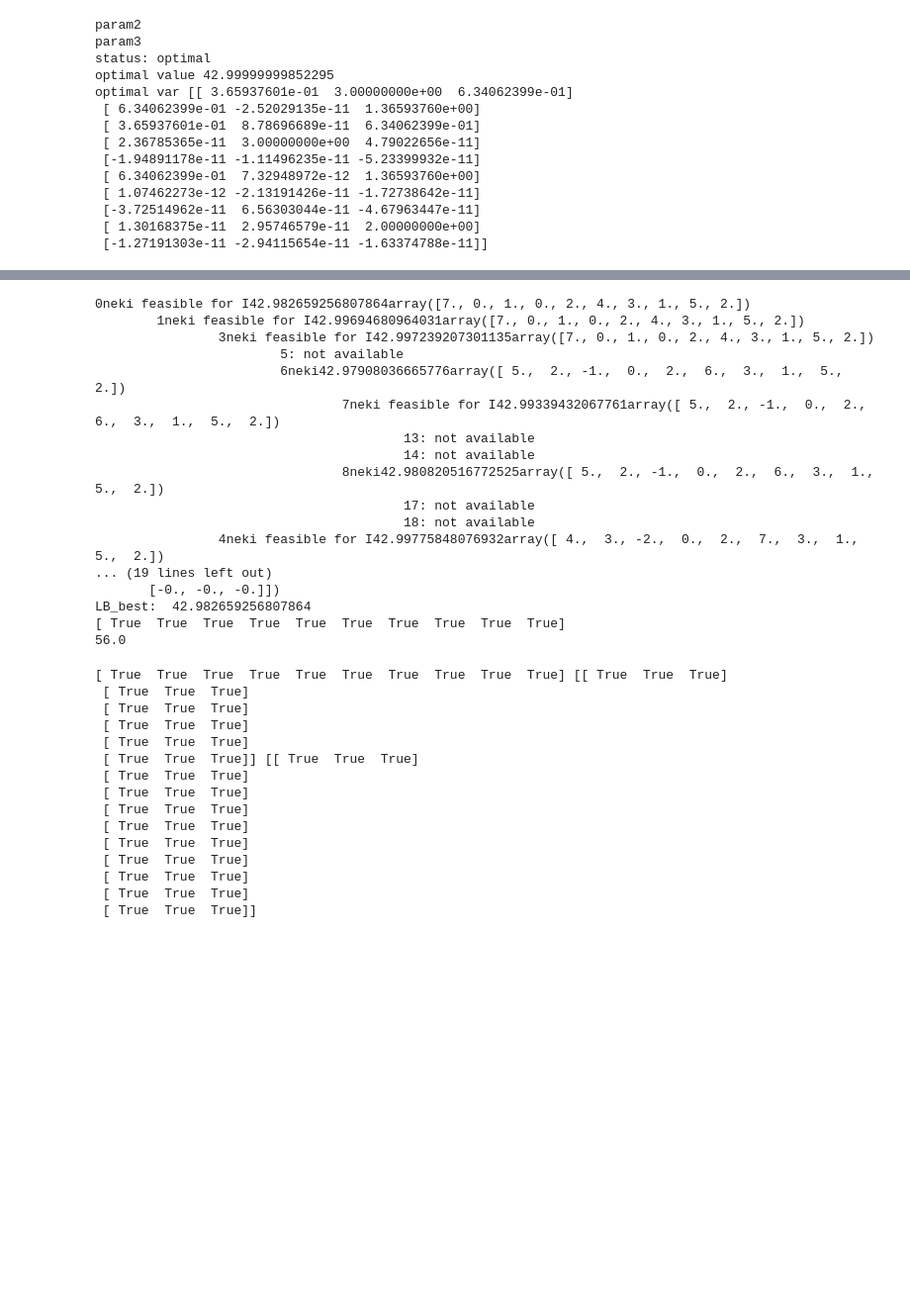
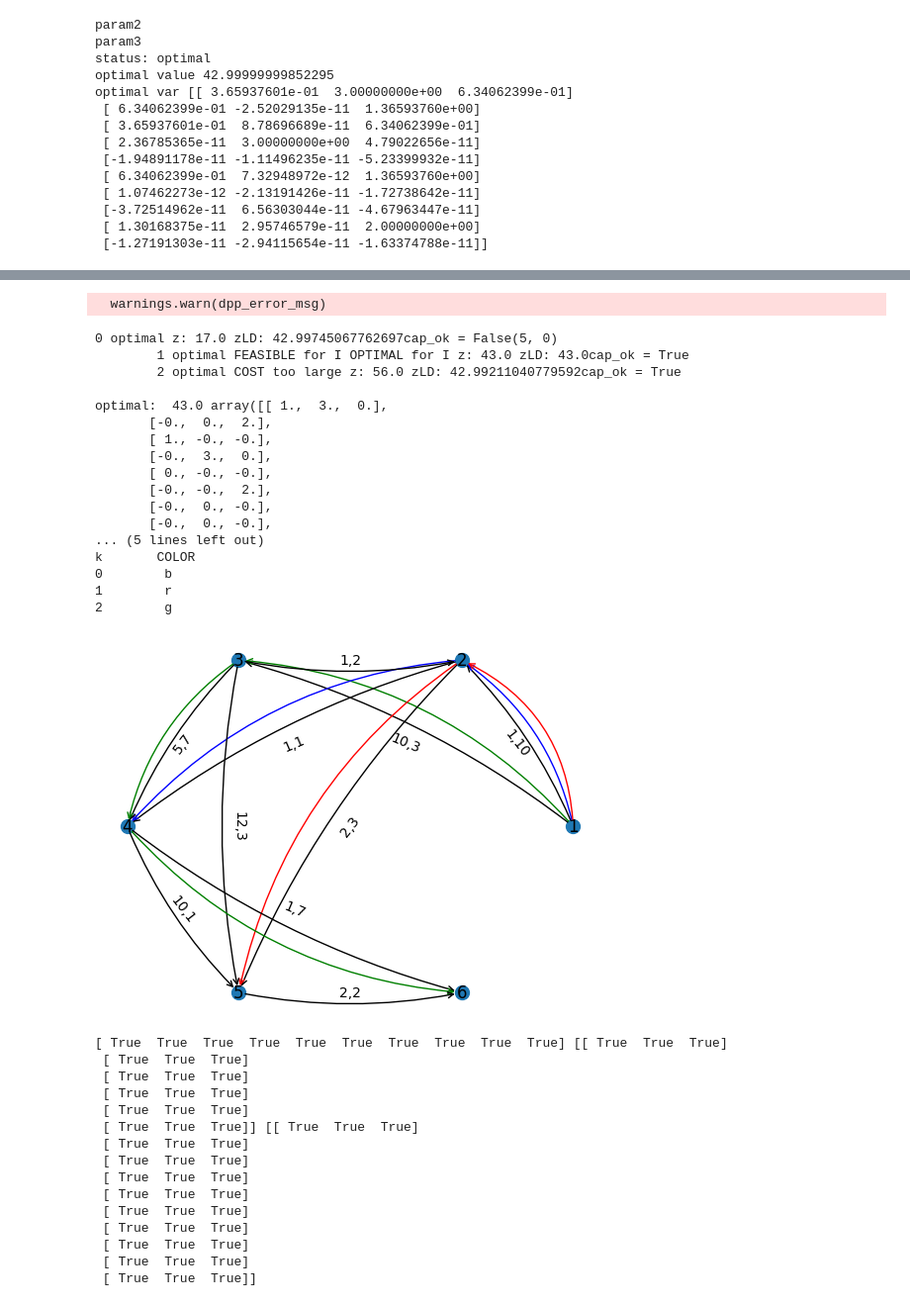
Before and after one commit to elgroselj/distributing_traffic, a Jupyter notebook: dai/lagrange.ipynb, the cells around one changed output, grey strips where cells are left out. Shown at 99% size. Drawn from its saved outputs; the diff is of its cells as text; code cells hidden in the pictures; blank space fills up the shorter version.

```diff
--- a/dai/lagrange.ipynb
+++ b/dai/lagrange.ipynb
@@ -320,59 +349,79 @@ class Node:
 # n3.solve()
 # print(n1)
 # %%
+# import random
+# from datetime import datetime
+
+# seed = datetime.now().microsecond
+# print("seed: ", seed)
+# random.seed(seed)
+# random.seed(817649)
+
 X_best = None
 UB = np.inf # celostevilski
 LB_best = None
 Node.label = 0
 n1 = Node(obj,constraints,vp)
-L = set([n1])
+# L = set([n1])
+L = [n1]
 
 q = 0
 while len(L) > 0:
-    n = L.pop() #FIFO
-    n.solve()
-    zLD = n.sol["val"]
-    z = c.value.T @ np.sum(n.sol["X"],axis=1) # minimiziran strošek
+    n = L.pop(0) #FIFO
+
+    n.solve(UB)
+    zLD = n.sol["zLD"]
+    # z = c.value.T @ np.sum(n.sol["X"],axis=1) # minimiziran strošek
+    z = n.sol["z"]
 
     if z > UB: # ta veja bo samo še slabša (dražja)
-        n.sol["status"] += " cost too large"
+        n.sol["status"] += " COST too large"
         continue
 
-    if np.all(np.sum(n.sol["X"],axis=1) <= cap.value): # dopustna za prvotni CLP
+    # if np.all(np.sum(n.sol["X"],axis=1) <= cap.value): # dopustna za prvotni CLP
+    if n.sol["cap_ok"]: # dopustna za prvotni CLP
         if z < UB:
             UB = z
             X_best = n.sol["X"]
             LB_best = zLD
-        n.sol["status"] += " feasible for I"
+        n.sol["status"] += " FEASIBLE for I"
+        if z == zLD:
+            n.sol["status"] += " OPTIMAL for I"
+            # break
+            continue
 
     ch = n.get_children()
-    L.update(ch)
+    # L.update(ch)
+    L += ch
     q += 1
-    if q >= 10: break
+    if q >= 30: break
 
 print(n1)
 print(f"optimal: ", UB, repr(X_best))
 print("LB_best: ", LB_best)
-print(np.sum(X_best,axis=1) <= cap.value)
-print(c.value.T @ np.sum(X_best,axis=1))
+print(np.sum(X_best,axis=1) <= vp["cap"].value)
+print(vp["c"].value.T @ np.sum(X_best,axis=1))
+hf.plot_solution_graph(graph,X_best)
 # %% [output]
-0neki feasible for I42.982659256807864array([7., 0., 1., 0., 2., 4., 3., 1., 5., 2.])
-        1neki feasible for I42.99694680964031array([7., 0., 1., 0., 2., 4., 3., 1., 5., 2.])
-                3neki feasible for I42.997239207301135array([7., 0., 1., 0., 2., 4., 3., 1., 5., 2.])
-                        5: not available
-                        6neki42.97908036665776array([ 5.,  2., -1.,  0.,  2.,  6.,  3.,  1.,  5.,  2.])
-                                7neki feasible for I42.99339432067761array([ 5.,  2., -1.,  0.,  2.,  6.,  3.,  1.,  5.,  2.])
-                                        13: not available
-                                        14: not available
-                                8neki42.980820516772525array([ 5.,  2., -1.,  0.,  2.,  6.,  3.,  1.,  5.,  2.])
-                                        17: not available
-                                        18: not available
-                4neki feasible for I42.99775848076932array([ 4.,  3., -2.,  0.,  2.,  7.,  3.,  1.,  5.,  2.])
-... (19 lines left out)
-       [-0., -0., -0.]])
-LB_best:  42.982659256807864
-[ True  True  True  True  True  True  True  True  True  True]
-56.0
+  warnings.warn(dpp_error_msg)
+0 optimal z: 17.0 zLD: 42.99745067762697cap_ok = False(5, 0)
+        1 optimal FEASIBLE for I OPTIMAL for I z: 43.0 zLD: 43.0cap_ok = True
+        2 optimal COST too large z: 56.0 zLD: 42.99211040779592cap_ok = True
+
+optimal:  43.0 array([[ 1.,  3.,  0.],
+       [-0.,  0.,  2.],
+       [ 1., -0., -0.],
+       [-0.,  3.,  0.],
+       [ 0., -0., -0.],
+       [-0., -0.,  2.],
+       [-0.,  0., -0.],
+       [-0.,  0., -0.],
+... (5 lines left out)
+k       COLOR
+0        b
+1        r
+2        g
+[figure, added]
 # %%
 X3 = n3.sol["X"]
 print(np.sum(X3,axis=1) <= cap.value,
```
Also changed, not shown: parts of 4 cells of this notebook, 1 other file.
